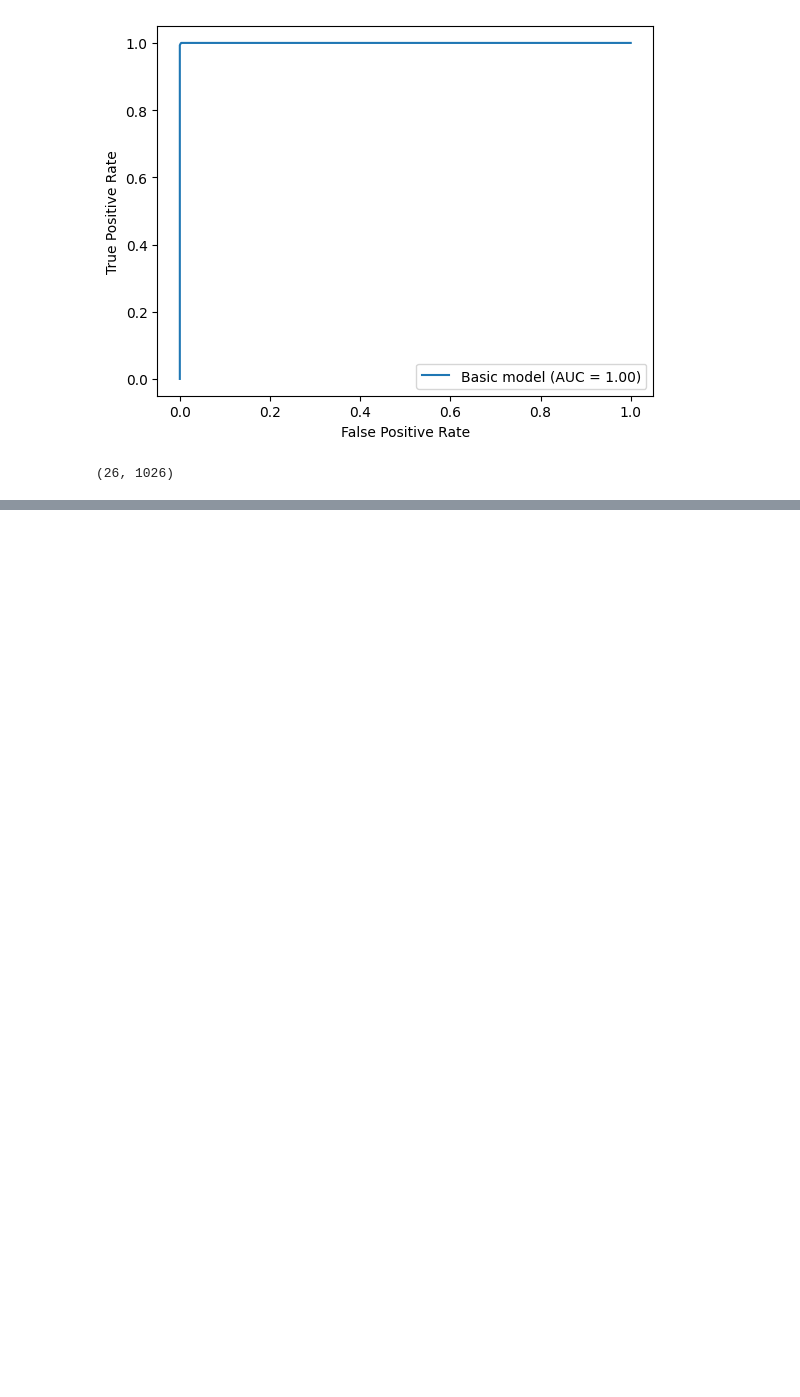
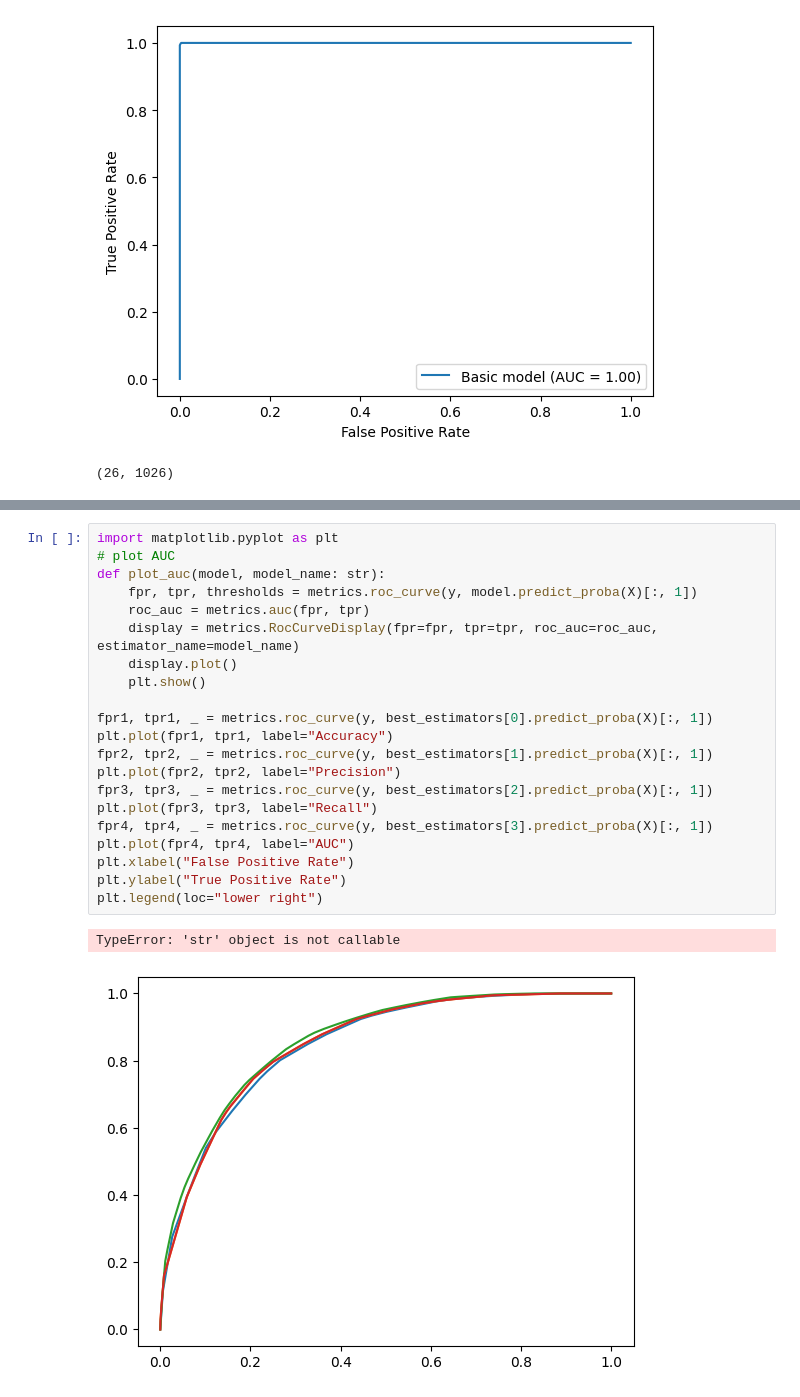
Before and after one commit to Rigbones/ISOM3360_Asg2, a Jupyter notebook: isom3360_asg2.ipynb, the cells around one changed output, grey strips where cells are left out. Saved outputs shown, nothing was run; the diff lists cells and outputs as text; blank space fills up the shorter version.

```diff
--- a/isom3360_asg2.ipynb
+++ b/isom3360_asg2.ipynb
@@ -188,0 +209,24 @@ NameError: name 'arr_d' is not defined
+# %%
+import matplotlib.pyplot as plt
+# plot AUC
+def plot_auc(model, model_name: str):
+	fpr, tpr, thresholds = metrics.roc_curve(y, model.predict_proba(X)[:, 1])
+	roc_auc = metrics.auc(fpr, tpr)
+	display = metrics.RocCurveDisplay(fpr=fpr, tpr=tpr, roc_auc=roc_auc, estimator_name=model_name)
+	display.plot()
+	plt.show()
+
+fpr1, tpr1, _ = metrics.roc_curve(y, best_estimators[0].predict_proba(X)[:, 1])
+plt.plot(fpr1, tpr1, label="Accuracy")
+fpr2, tpr2, _ = metrics.roc_curve(y, best_estimators[1].predict_proba(X)[:, 1])
+plt.plot(fpr2, tpr2, label="Precision")
+fpr3, tpr3, _ = metrics.roc_curve(y, best_estimators[2].predict_proba(X)[:, 1])
+plt.plot(fpr3, tpr3, label="Recall")
+fpr4, tpr4, _ = metrics.roc_curve(y, best_estimators[3].predict_proba(X)[:, 1])
+plt.plot(fpr4, tpr4, label="AUC")
+plt.xlabel("False Positive Rate")
+plt.ylabel("True Positive Rate")
+plt.legend(loc="lower right")
+# %% [output]
+TypeError: 'str' object is not callable
+[figure, added]
```
Also changed, not shown: parts of 10 cells of this notebook, 5 other files.
